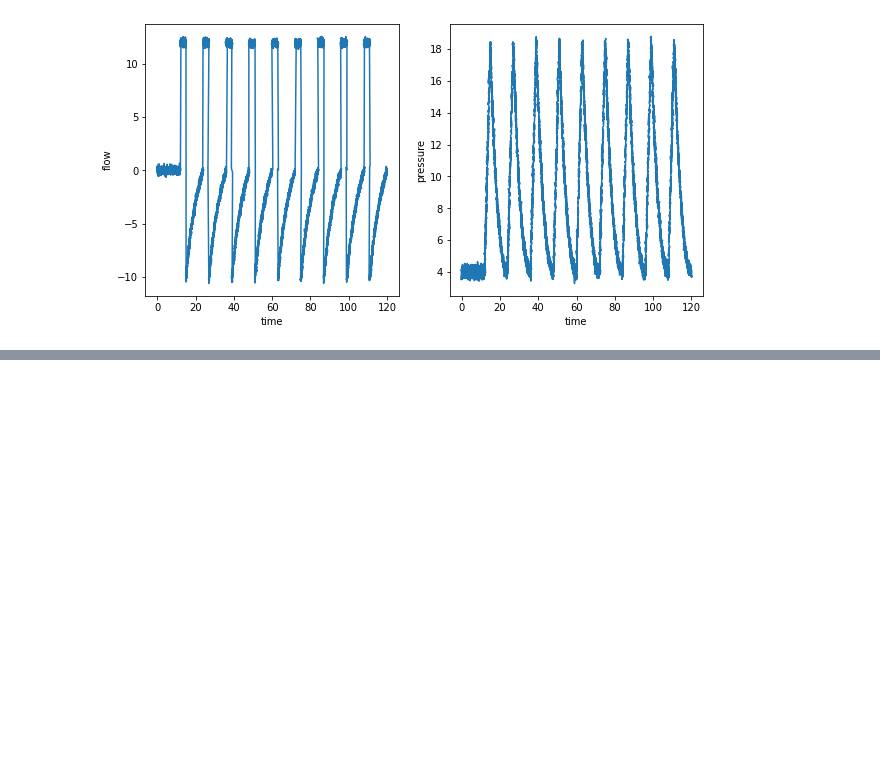
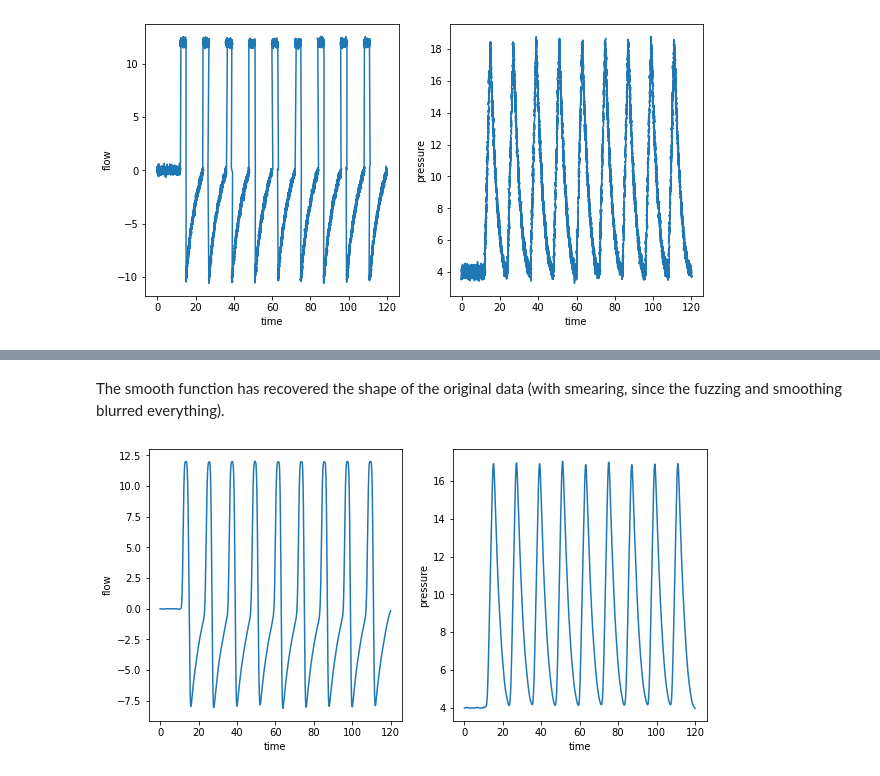
Before and after one commit to Princeton-Penn-Vents/princeton-penn-flowmeter, a Jupyter notebook: analysis/narrative.ipynb, the cells around one changed output, grey strips where cells are left out. Cells and saved outputs as stored; diff of their text form; code cells hidden in the pictures; blank space fills up the shorter version.

```diff
--- a/analysis/narrative.ipynb
+++ b/analysis/narrative.ipynb
@@ -70,0 +132,12 @@ My favorite technique is [local regression](https://en.wikipedia.org/wiki/Local_
+# %% [markdown]
+The smooth function has recovered the shape of the original data (with smearing, since the fuzzing and smoothing blurred everything).
+# %%
+fig, (ax1, ax2) = plt.subplots(1, 2, figsize=(10, 5))
+ax1.plot(smoothed_times, smoothed_flow)
+ax1.set_xlabel("time")
+ax1.set_ylabel("flow")
+ax2.plot(smoothed_times, smoothed_pressure)
+ax2.set_xlabel("time")
+ax2.set_ylabel("pressure");
+# %% [output]
+[figure, added]
```
Also changed, not shown: parts of 29 cells of this notebook.
